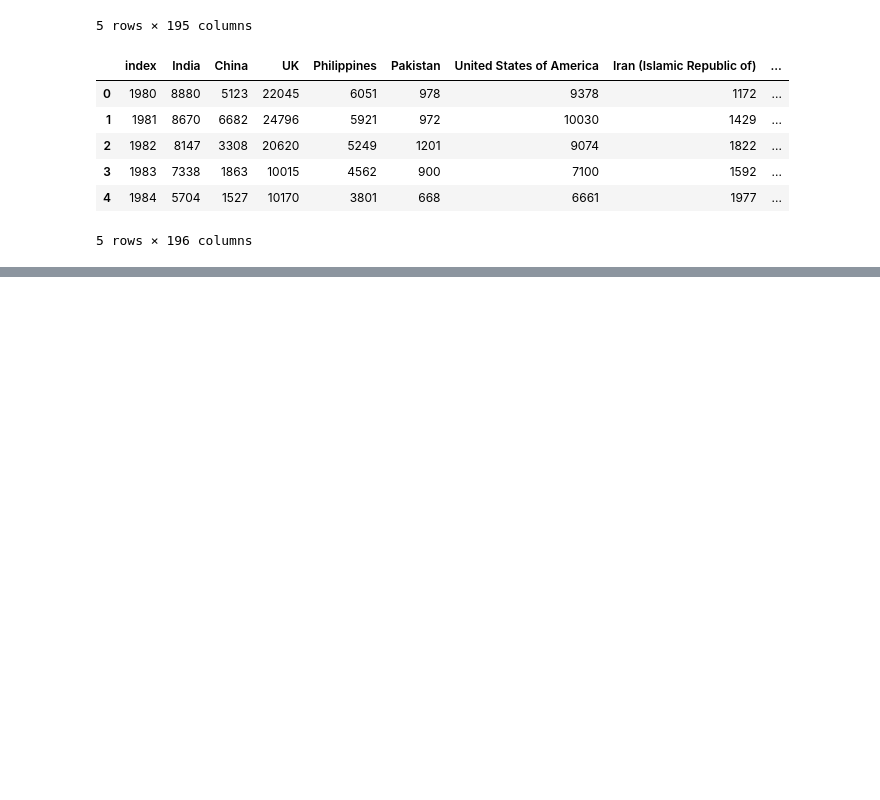
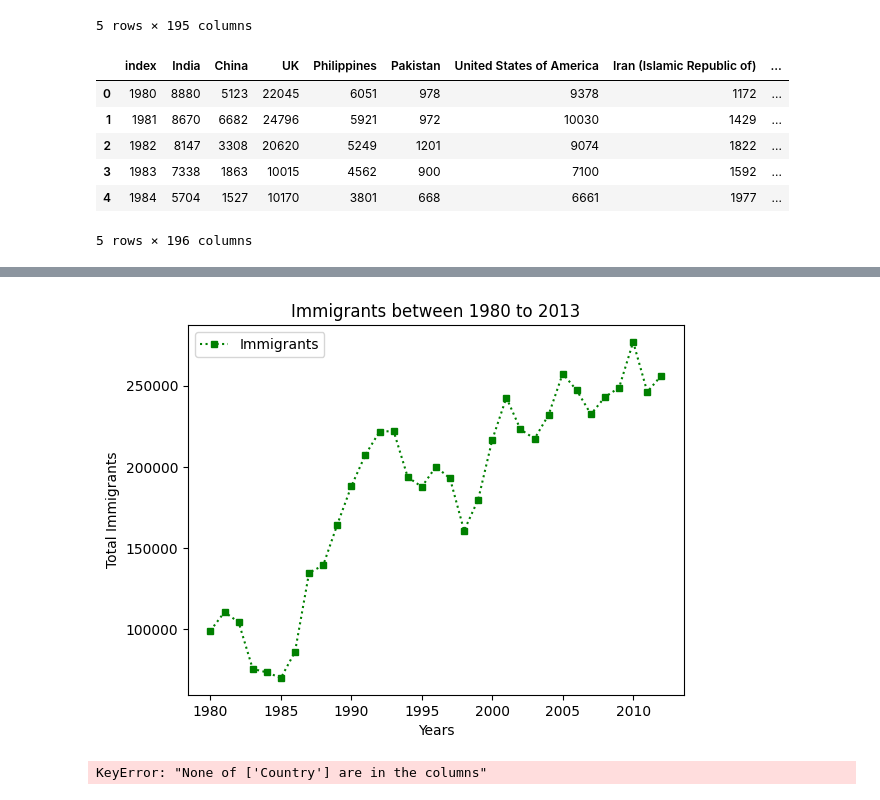
Before and after one commit to MachineTi-lab/IBM_Data_Visualization, a Jupyter notebook: MathPlot_LinePllots.ipynb, the cells around one changed output, grey strips where cells are left out. Drawn from its saved outputs; the diff is of its cells as text; code cells hidden in the pictures; blank space fills up the shorter version.

```diff
--- a/MathPlot_LinePllots.ipynb
+++ b/MathPlot_LinePllots.ipynb
@@ -693,0 +744,28 @@ df_can_t.reset_index().head()
+# %%
+#Create figure and axes
+fig, ax = plt.subplots()
+
+#Changing the index type to integer
+total_Immigrations.index = total_Immigrations.index.map(int)
+
+# Customizing the appearance of Plot
+ax.plot(total_Immigrations,
+        marker='s', #Including markers in squares shapes
+        markersize=5, #Setting the size of the marker
+        color='green', #Changing the color of the line
+        linestyle="dotted") #Changing the line style to a Dotted line
+#Setting up the Title
+ax.set_title('Immigrants between 1980 to 2013')
+
+#Setting up the Labels
+ax.set_xlabel('Years')
+ax.set_ylabel('Total Immigrants')
+ax.legend(['Immigrants'])
+
+plt.show()
+# %% [output]
+[figure, added]
+# %%
+df_can.set_index("Country" , inplace = True)
+# %% [output]
+KeyError: "None of ['Country'] are in the columns"
```
Also changed, not shown: parts of 5 cells of this notebook.
